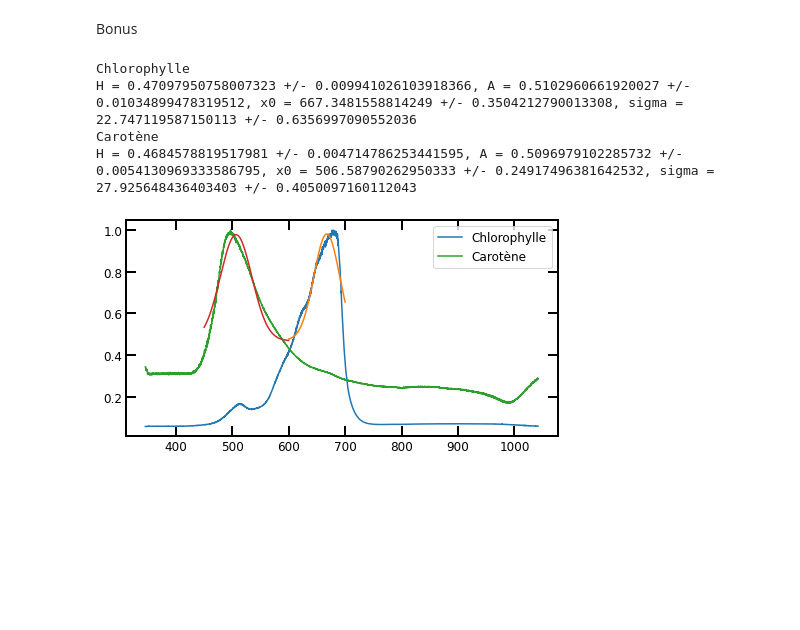
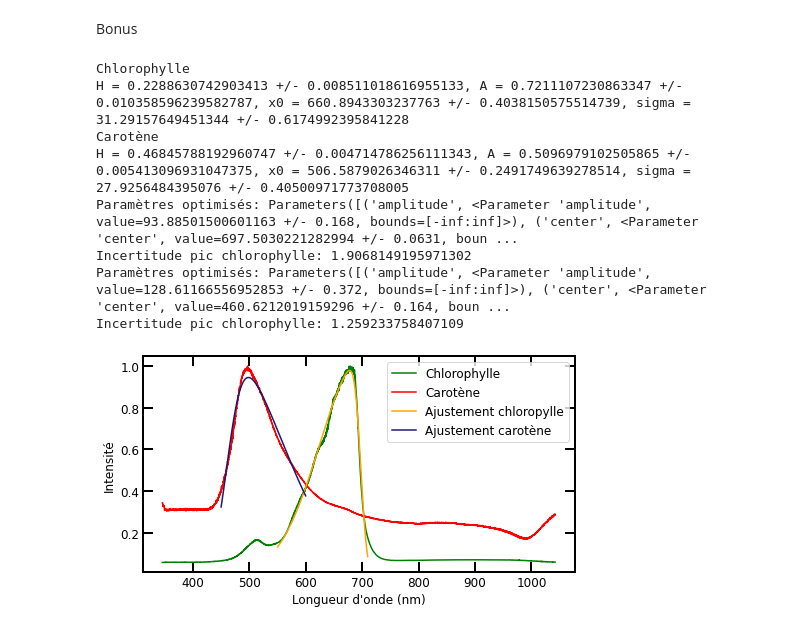
Before and after one commit to pierrotlamontagne/Github-labo-3, a Jupyter notebook: ABS/Analyse.ipynb, the cells around one changed output. Cells and saved outputs as stored; diff of their text form; code cells hidden in the pictures; blank space fills up the shorter version.

```diff
--- a/ABS/Analyse.ipynb
+++ b/ABS/Analyse.ipynb
@@ -536,38 +584,62 @@ counts_feuille_verte_norm /= np.max(counts_feuille_verte_norm) #Normalisation
 
 #Feuille morte
 with open("Données/feuille_morte_vieux_arbre.txt") as feuille_brune:
     int_time_feuille_brune = float(list(feuille_brune)[8].split(":")[1].split("(")[0]) #Temps d'intégration
 
 counts_feuille_brune /= int_time_feuille_brune
 
 counts_feuille_brune_norm = (counts_feuille_brune/counts_vitre_feuille)**(-1)
 counts_feuille_brune_norm /= np.max(counts_feuille_brune_norm) #Normalisation
 
 
 #Feuille verte/feuille brune (pic chlorophylle)
 counts_chlorophylle = counts_feuille_verte_norm / counts_feuille_brune_norm
 counts_chlorophylle = counts_chlorophylle/np.max(counts_chlorophylle)
 
 beau_graphique()
 
 print("Chlorophylle")
-i_gauss_verte_debut, i_gauss_verte_fin = find_nearest(lamda,600), find_nearest(lamda,700)
+i_gauss_verte_debut, i_gauss_verte_fin = find_nearest(lamda,550), find_nearest(lamda,710)
 gauss_verte, p_opt_verte, p_err_verte = fit_gaussien(lamda[i_gauss_verte_debut:i_gauss_verte_fin],counts_chlorophylle[i_gauss_verte_debut:i_gauss_verte_fin], p0 = [0,17,650,3])
-plt.plot(lamda, counts_chlorophylle, label = "Chlorophylle")
-plt.plot(lamda[i_gauss_verte_debut:i_gauss_verte_fin],gauss_verte)
+plt.plot(lamda, counts_chlorophylle,"g", label = "Chlorophylle")
+#plt.plot(lamda[i_gauss_verte_debut:i_gauss_verte_fin],gauss_verte,"m")
 
 #Pic carotène
 print("Carotène")
 i_gauss_brune_debut, i_gauss_brune_fin = find_nearest(lamda,450), find_nearest(lamda,600)
 gauss_brune, p_opt_brune, p_err_brune = fit_gaussien(lamda[i_gauss_brune_debut:i_gauss_brune_fin], counts_feuille_brune_norm[i_gauss_brune_debut:i_gauss_brune_fin], p0 = [0.2,17,500,3])
-plt.plot(lamda, counts_feuille_brune_norm, label = "Carotène")
-plt.plot(lamda[i_gauss_brune_debut:i_gauss_brune_fin],gauss_brune)
+plt.plot(lamda, counts_feuille_brune_norm,"r", label = "Carotène")
+#plt.plot(lamda[i_gauss_brune_debut:i_gauss_brune_fin],gauss_brune,"b")
+
+plt.xlabel("Longueur d'onde (nm)")
+plt.ylabel("Intensité")
+#plt.show()
+
+# Skewed Gaussian fit (chlorophylle)
+model = SkewedGaussianModel()
+params = model.make_params(amplitude=500, center=650, sigma=7, gamma=1)
+result = model.fit(counts_chlorophylle[i_gauss_verte_debut:i_gauss_verte_fin], params, x=lamda[i_gauss_verte_debut:i_gauss_verte_fin])
+print("Paramètres optimisés:",result.params)
+print("Incertitude pic chlorophylle:",erreur_lambda(697.5030298531121))
+plt.plot(lamda[i_gauss_verte_debut:i_gauss_verte_fin], result.best_fit, label = "Ajustement chloropylle", color = "orange")
+
+# Skewed Gaussian fit (chlorophylle)
+model = SkewedGaussianModel()
+params = model.make_params(amplitude=500, center=500, sigma=7, gamma=1)
+result = model.fit(counts_feuille_brune_norm[i_gauss_brune_debut:i_gauss_brune_fin], params, x=lamda[i_gauss_brune_debut:i_gauss_brune_fin])
+print("Paramètres optimisés:",result.params)
+print("Incertitude pic chlorophylle:",erreur_lambda(460.62119231154884))
+plt.plot(lamda[i_gauss_brune_debut:i_gauss_brune_fin], result.best_fit, label = "Ajustement carotène", color = "midnightblue")
 
 plt.legend()
 plt.show()
 # %% [output]
 Chlorophylle
-H = 0.47097950758007323 +/- 0.009941026103918366, A = 0.5102960661920027 +/- 0.01034899478319512, x0 = 667.3481558814249 +/- 0.3504212790013308, sigma = 22.747119587150113 +/- 0.6356997090552036
+H = 0.2288630742903413 +/- 0.008511018616955133, A = 0.7211107230863347 +/- 0.010358596239582787, x0 = 660.8943303237763 +/- 0.4038150575514739, sigma = 31.29157649451344 +/- 0.6174992395841228
 Carotène
-H = 0.4684578819517981 +/- 0.004714786253441595, A = 0.5096979102285732 +/- 0.0054130969333586795, x0 = 506.58790262950333 +/- 0.24917496381642532, sigma = 27.925648436403403 +/- 0.4050097160112043
+H = 0.46845788192960747 +/- 0.004714786256111343, A = 0.5096979102505865 +/- 0.005413096931047375, x0 = 506.5879026346311 +/- 0.2491749639278514, sigma = 27.9256484395076 +/- 0.40500971773708005
+Paramètres optimisés: Parameters([('amplitude', <Parameter 'amplitude', value=93.88501500601163 +/- 0.168, bounds=[-inf:inf]>), ('center', <Parameter 'center', value=697.5030221282994 +/- 0.0631, boun ...
+Incertitude pic chlorophylle: 1.9068149195971302
+Paramètres optimisés: Parameters([('amplitude', <Parameter 'amplitude', value=128.61166556952853 +/- 0.372, bounds=[-inf:inf]>), ('center', <Parameter 'center', value=460.6212019159296 +/- 0.164, boun ...
+Incertitude pic chlorophylle: 1.259233758407109
-[figure, old version]
+[figure, new version]
```
Also changed, not shown: parts of 11 cells of this notebook.
